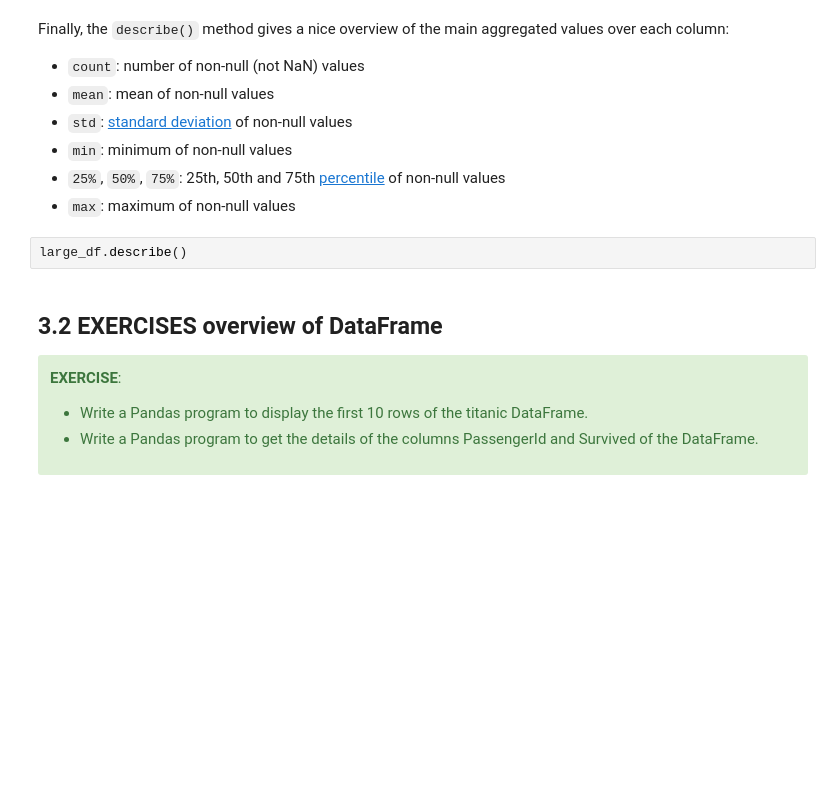
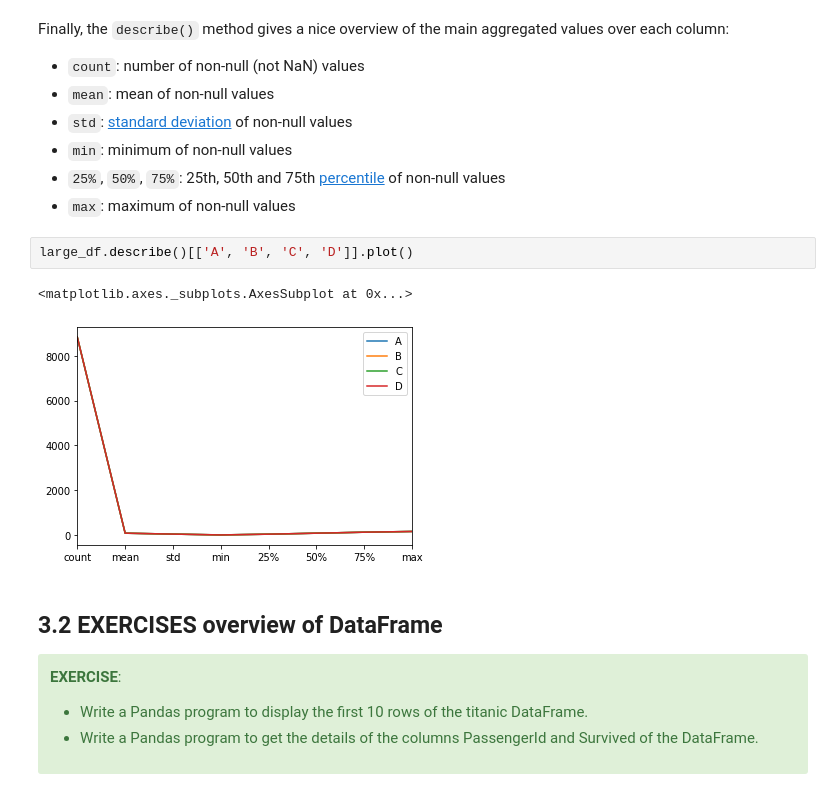
Before and after one commit to glouppe/proj0016-big-data-project, a Jupyter notebook: tutorials/4_tools_pandas.ipynb, the cells around one changed output. Drawn from its saved outputs; the diff is of its cells as text; blank space fills up the shorter version.

```diff
--- a/tutorials/4_tools_pandas.ipynb
+++ b/tutorials/4_tools_pandas.ipynb
@@ -374,8 +463,11 @@ Finally, the `describe()` method gives a nice overview of the main aggregated va
 * `min`: minimum of non-null values
 * `25%`, `50%`, `75%`: 25th, 50th and 75th [percentile](https://en.wikipedia.org/wiki/Percentile) of non-null values
 * `max`: maximum of non-null values
-# %%
-large_df.describe()
+# %%
+large_df.describe()[['A', 'B', 'C', 'D']].plot()
+# %% [output]
+<matplotlib.axes._subplots.AxesSubplot at 0x...>
+[figure, added]
 # %% [markdown]
 ## 3.2 EXERCISES overview of DataFrame
 
```
Also changed, not shown: parts of 51 cells of this notebook, 6 other files.
